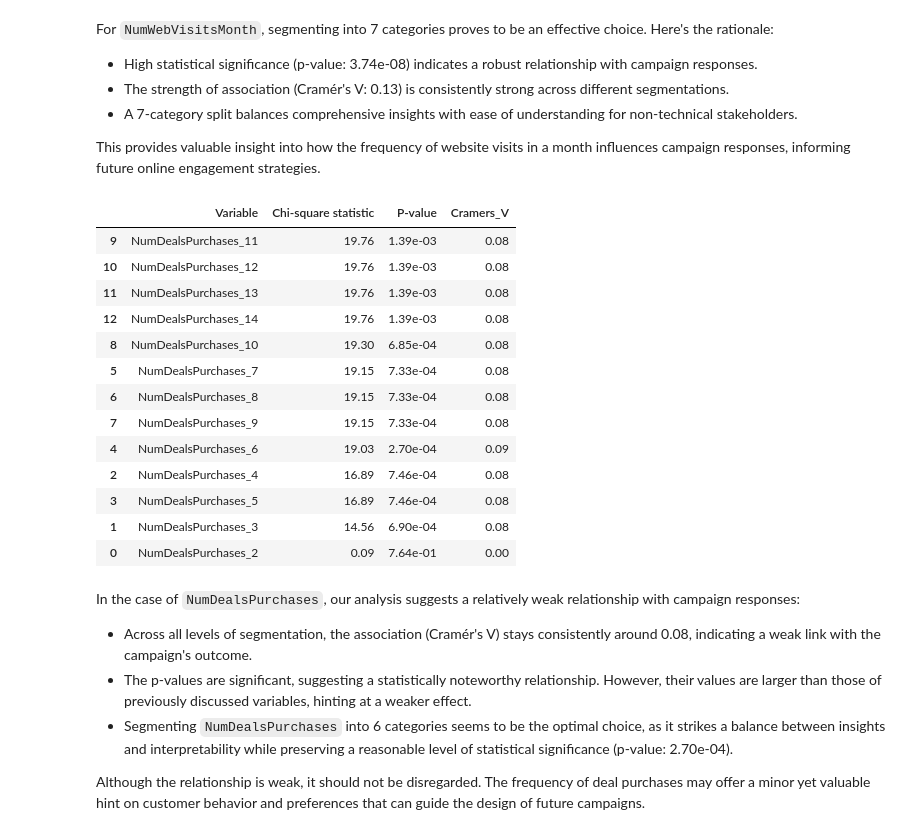
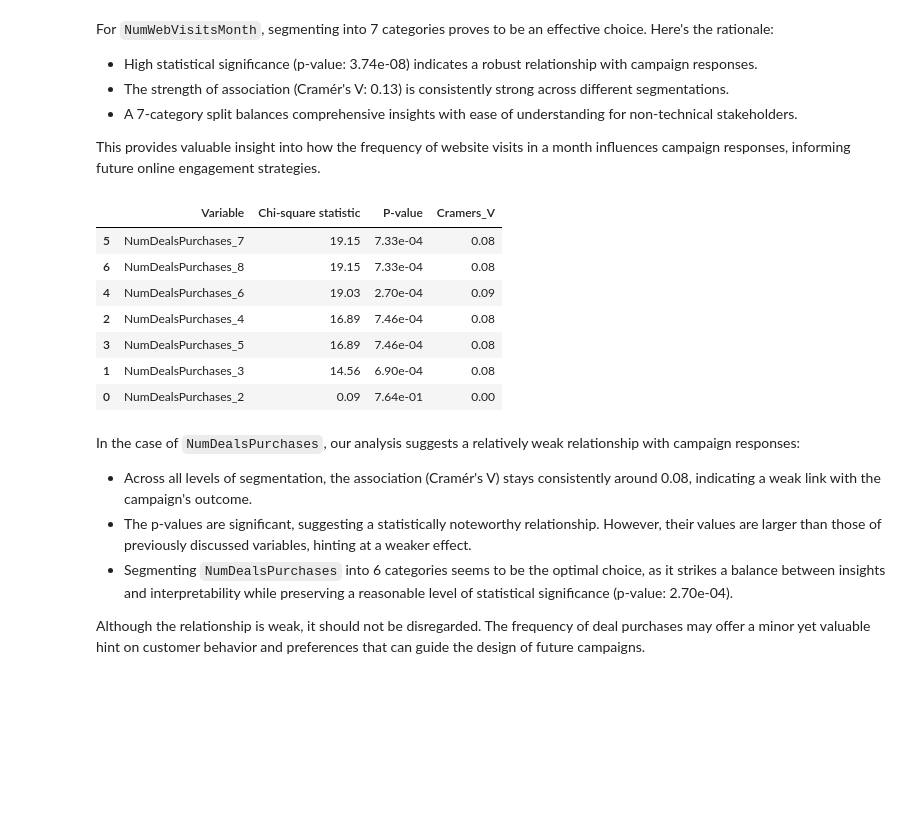
Before and after one commit to ramdhanhdy/DS_Project, a Jupyter notebook: Marketing Campaign/marketing_campaign_eda.ipynb, the cells around one changed output. Drawn from its saved outputs; the diff is of its cells as text; code cells hidden in the pictures; blank space fills up the shorter version.

```diff
--- a/Marketing Campaign/marketing_campaign_eda.ipynb
+++ b/Marketing Campaign/marketing_campaign_eda.ipynb
@@ -566,17 +542,11 @@ For `NumWebVisitsMonth`, segmenting into 7 categories proves to be an effective
 
 This provides valuable insight into how the frequency of website visits in a month influences campaign responses, informing future online engagement strategies.
 # %%
-dicretize_stats_test(df, 'NumDealsPurchases', 'Response', min_quartiles=2, max_quartiles=15)
+dicretize_stats_test(df, 'NumDealsPurchases', 'Response', min_quartiles=2, max_quartiles=9)
 # %% [output]
 |  | Variable | Chi-square statistic | P-value | Cramers_V |
-| 9 | NumDealsPurchases_11 | 19.76 | 1.39e-03 | 0.08 |
-| 10 | NumDealsPurchases_12 | 19.76 | 1.39e-03 | 0.08 |
-| 11 | NumDealsPurchases_13 | 19.76 | 1.39e-03 | 0.08 |
-| 12 | NumDealsPurchases_14 | 19.76 | 1.39e-03 | 0.08 |
-| 8 | NumDealsPurchases_10 | 19.30 | 6.85e-04 | 0.08 |
 | 5 | NumDealsPurchases_7 | 19.15 | 7.33e-04 | 0.08 |
 | 6 | NumDealsPurchases_8 | 19.15 | 7.33e-04 | 0.08 |
-| 7 | NumDealsPurchases_9 | 19.15 | 7.33e-04 | 0.08 |
 | 4 | NumDealsPurchases_6 | 19.03 | 2.70e-04 | 0.09 |
 | 2 | NumDealsPurchases_4 | 16.89 | 7.46e-04 | 0.08 |
 | 3 | NumDealsPurchases_5 | 16.89 | 7.46e-04 | 0.08 |
```
Also changed, not shown: parts of 32 cells of this notebook, 2 other files.
